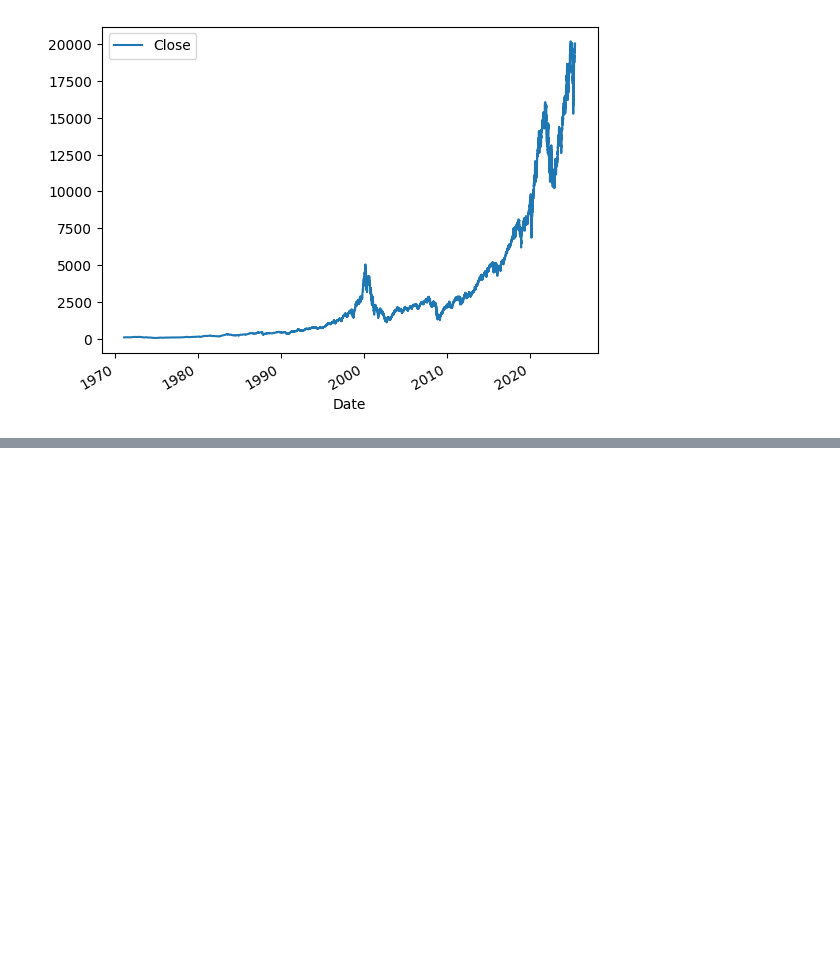
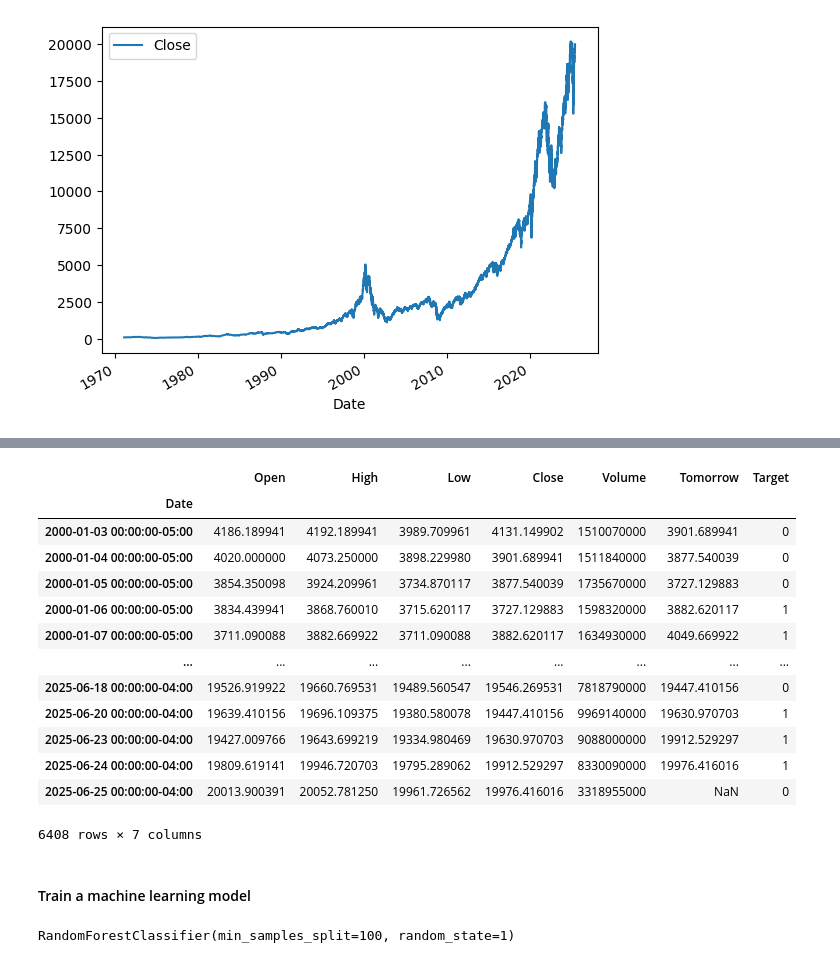
Before and after one commit to Crusoe22/Moss_ML_Capstone, a Jupyter notebook: main.ipynb, the cells around one changed output, grey strips where cells are left out. Saved outputs shown, nothing was run; the diff lists cells and outputs as text; code cells hidden in the pictures; blank space fills up the shorter version.

```diff
--- a/main.ipynb
+++ b/main.ipynb
@@ -54,0 +101,36 @@ nasdaq.plot.line(y="Close", use_index=True)
+# %%
+# Only use data after the year 2000
+nasdaq = nasdaq.loc["2000-01-01":].copy()
+
+nasdaq
+# %% [output]
+|  | Open | High | Low | Close | Volume | Tomorrow | Target |
+| Date |  |  |  |  |  |  |  |
+| 2000-01-03 00:00:00-05:00 | 4186.189941 | 4192.189941 | 3989.709961 | 4131.149902 | 1510070000 | 3901.689941 | 0 |
+| 2000-01-04 00:00:00-05:00 | 4020.000000 | 4073.250000 | 3898.229980 | 3901.689941 | 1511840000 | 3877.540039 | 0 |
+| 2000-01-05 00:00:00-05:00 | 3854.350098 | 3924.209961 | 3734.870117 | 3877.540039 | 1735670000 | 3727.129883 | 0 |
+| 2000-01-06 00:00:00-05:00 | 3834.439941 | 3868.760010 | 3715.620117 | 3727.129883 | 1598320000 | 3882.620117 | 1 |
+| 2000-01-07 00:00:00-05:00 | 3711.090088 | 3882.669922 | 3711.090088 | 3882.620117 | 1634930000 | 4049.669922 | 1 |
+| ... | ... | ... | ... | ... | ... | ... | ... |
+| 2025-06-18 00:00:00-04:00 | 19526.919922 | 19660.769531 | 19489.560547 | 19546.269531 | 7818790000 | 19447.410156 | 0 |
+| 2025-06-20 00:00:00-04:00 | 19639.410156 | 19696.109375 | 19380.580078 | 19447.410156 | 9969140000 | 19630.970703 | 1 |
+| 2025-06-23 00:00:00-04:00 | 19427.009766 | 19643.699219 | 19334.980469 | 19630.970703 | 9088000000 | 19912.529297 | 1 |
+| 2025-06-24 00:00:00-04:00 | 19809.619141 | 19946.720703 | 19795.289062 | 19912.529297 | 8330090000 | 19976.416016 | 1 |
+| 2025-06-25 00:00:00-04:00 | 20013.900391 | 20052.781250 | 19961.726562 | 19976.416016 | 3318955000 | NaN | 0 |
+6408 rows × 7 columns
+# %% [markdown]
+#### Train a machine learning model
+# %%
+# Random Forest can pick up non linear relationships
+from sklearn.ensemble import RandomForestClassifier
+
+# n_estimators is number of Random decision models I want to train (test different values higher could mean better accuracy)
+model = RandomForestClassifier(n_estimators=100, min_samples_split=100, random_state=1) # min_sa helps stop overfitting, random_state will rerun predicatable model
+
+train = nasdaq.iloc[:-100] # All rows except last 100
+test = nasdaq.iloc[-100:] # Last 100 rows
+
+predictors = ["Close", "Volume", "Open", "High", "Low"]
+model.fit(train[predictors], train["Target"])
+# %% [output]
+RandomForestClassifier(min_samples_split=100, random_state=1)
```
Also changed, not shown: parts of 9 cells of this notebook.
